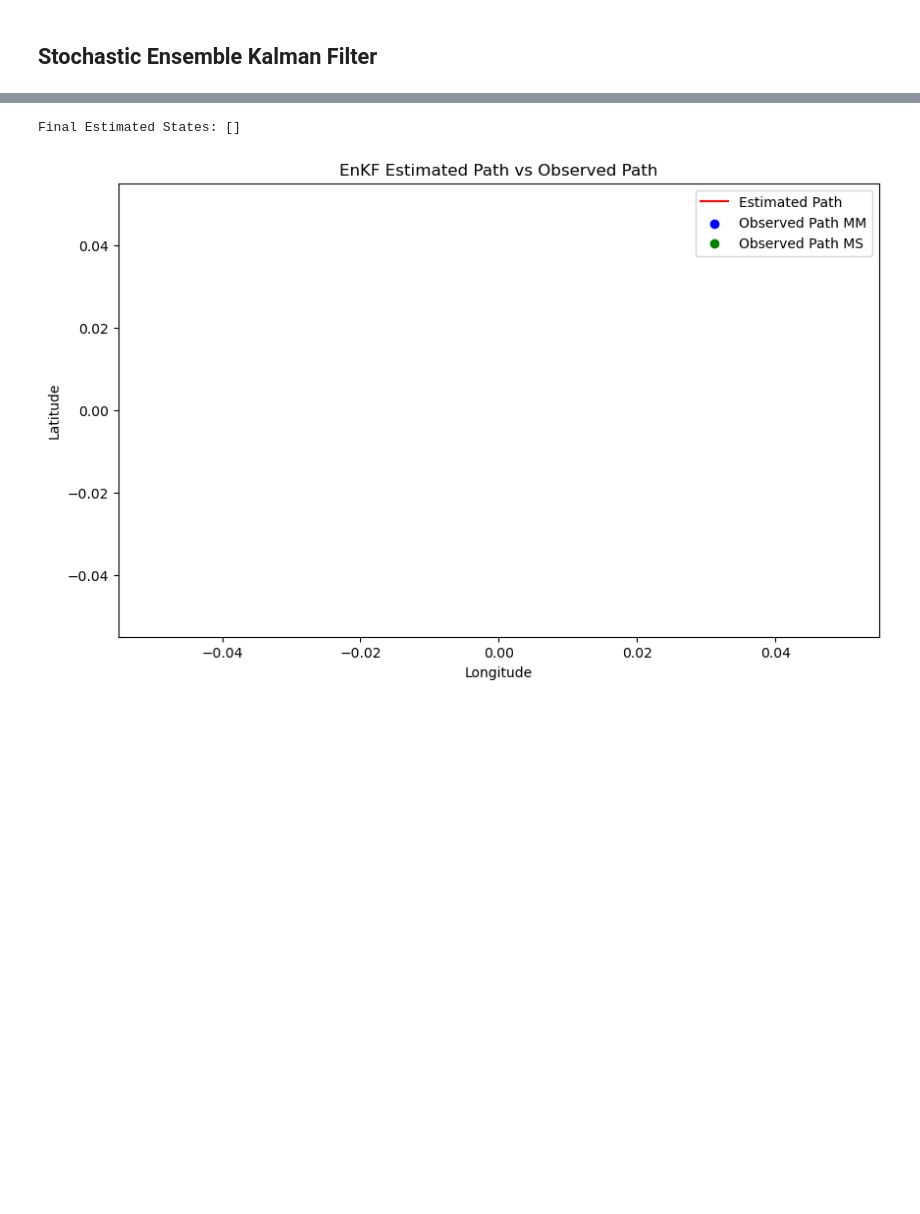
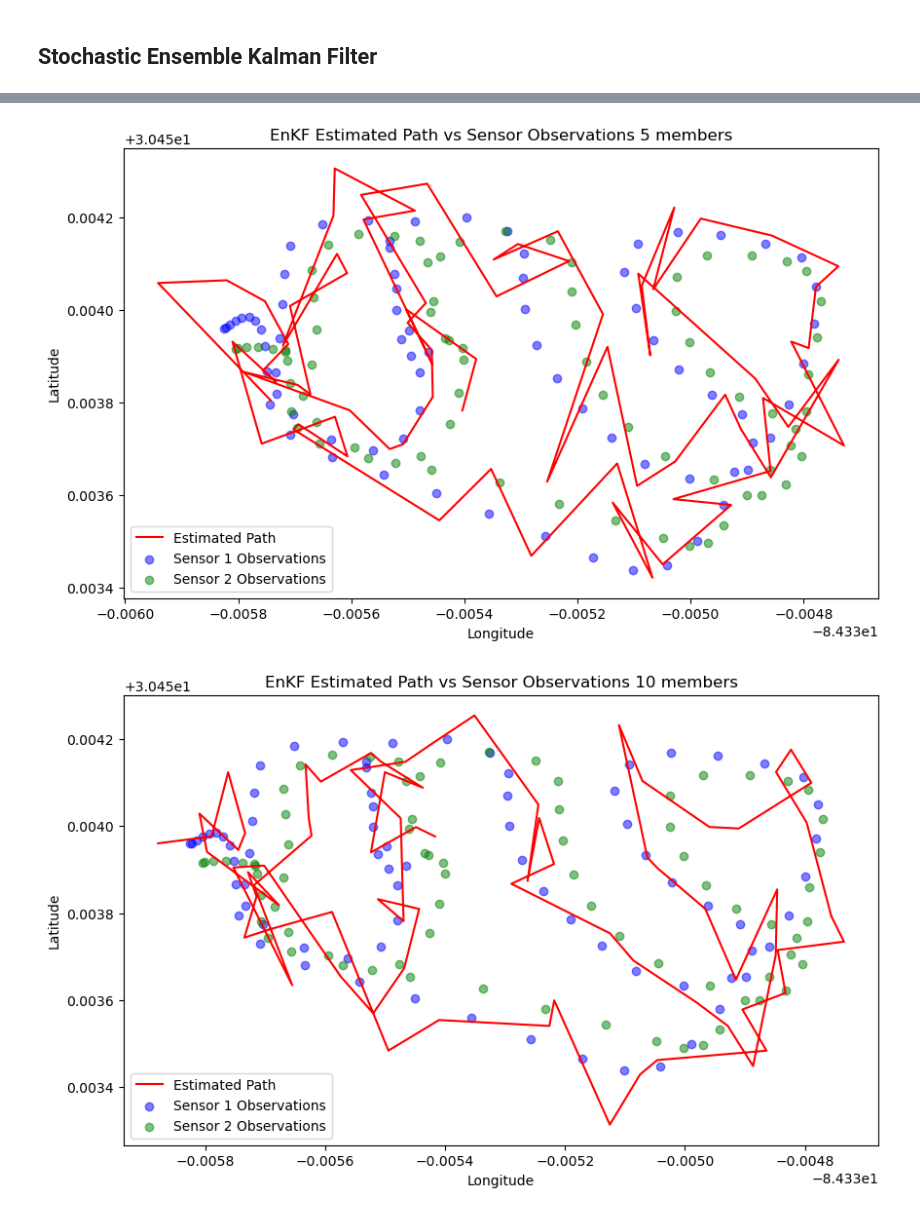
Before and after one commit to MarioShontz/GPS_DA, a Jupyter notebook: src/GPS_DA.ipynb, the cells around one changed output, grey strips where cells are left out. Saved outputs shown, nothing was run; the diff lists cells and outputs as text; code cells hidden in the pictures; blank space fills up the shorter version.

```diff
--- a/src/GPS_DA.ipynb
+++ b/src/GPS_DA.ipynb
@@ -225,44 +165,0 @@ plt.scatter(ms_resampled['Longitude'], ms_r
-# %%
-# Generate common index after ensuring both datasets are resampled and have DateTime index
-common_index = mm_resampled.index.intersection(ms_resampled.index)
-
-# Initialize the filter
-ensemble_size = 100
-initial_state = [np.mean(mm_resampled.loc[common_index, 'Longitude']), np.mean(mm_resampled.loc[common_index, 'Latitude'])]
-Q = np.diag([1e-4, 1e-4])  # Example process noise covariance matrix
-P = np.diag([1e-4, 1e-4])  # Initial estimate of error covariance matrix
-
-enkf = EnsembleKalmanFilter(initial_state, ensemble_size, R_combined, Q, P)
-
-estimated_states = []  # Initialize an empty list to store state estimates
-
-# Run the filter with combined interpolated data
-for timestamp in common_index:
-    obs_mm = mm_resampled.loc[timestamp]
-    obs_ms = ms_resampled.loc[timestamp]
-    observation_combined = np.concatenate([obs_mm, obs_ms])
-    H = np.eye(len(observation_combined))  # Identity matrix sized to combined observation vector
-
-    enkf.predict(simple_model)  # Predict step
-    enkf.update(observation_combined, H)  # Update step
-
-    # Retrieve and store the current state estimate after the update
-    current_state_estimate = enkf.get_state_estimate()
-    estimated_states.append(current_state_estimate)  # Append current state estimate to the list
-
-# Ensure estimated_states is now populated with the state estimates from each time step
-print("Final Estimated States:", np.array(estimated_states))
-
-# Plotting the estimated states
-plt.figure(figsize=(10, 6))
-plt.plot([state[0] for state in estimated_states], [state[1] for state in estimated_states], 'r-', label='Estimated Path')
-plt.scatter(mm_resampled['Longitude'], mm_resampled['Latitude'], c='b', label='Observed Path MM')
-plt.scatter(ms_resampled['Longitude'], ms_resampled['Latitude'], c='g', label='Observed Path MS')
-plt.title('EnKF Estimated Path vs Observed Path')
-plt.xlabel('Longitude')
-plt.ylabel('Latitude')
-plt.legend()
-plt.show()
-# %% [output]
-Final Estimated States: []
-[figure, removed]
@@ -268,0 +248,7 @@ Final Estimated States: []
+# %%
+ensembles = [5,10,20,50,100,250,500]
+for ensemble_size in ensembles:
+    run(ensemble_size)
+# %% [output]
+[figure, added]
+[figure, added]
```
Also changed, not shown: parts of 4 cells of this notebook, 5 other files.
